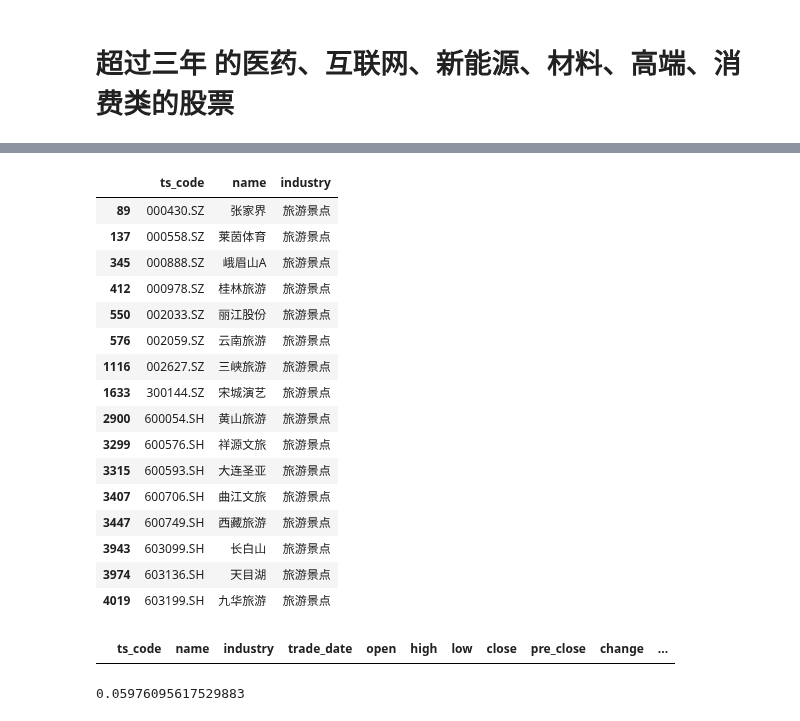
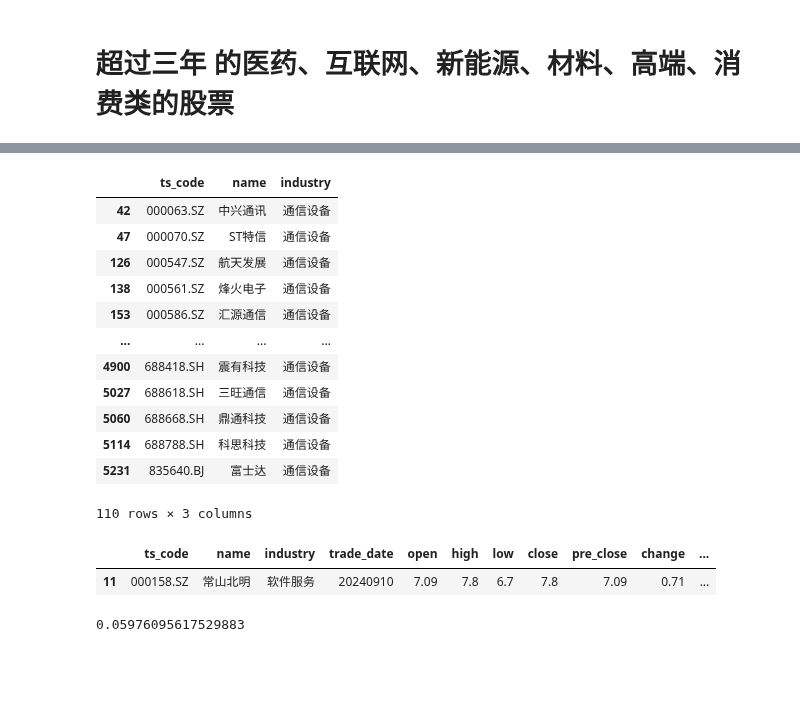
Before and after one commit to whgloveucq/jupyterfiles, a Jupyter notebook: OApractice/stock_study2023.ipynb, the cells around one changed output, grey strips where cells are left out. Cells and saved outputs as stored; diff of their text form; code cells hidden in the pictures; blank space fills up the shorter version.

```diff
--- a/OApractice/stock_study2023.ipynb
+++ b/OApractice/stock_study2023.ipynb
@@ -207,30 +190,27 @@ df_selected_tmp2
 # %%
 # df_selected_tmp2.query("industry in ('医疗保健','汽车配件','新型电力') ")
 # df_selected_tmp2.query("industry in ('新型电力') ")
 # df_selected_tmp2.query("industry in ('旅游景点') ")
-df_stocks_age_gt3_base.query("industry in ('旅游景点') ")
+df_stocks_age_gt3_base.query("industry in ('通信设备') ")
 # %% [output]
 |  | ts_code | name | industry |
-| 89 | 000430.SZ | 张家界 | 旅游景点 |
-| 137 | 000558.SZ | 莱茵体育 | 旅游景点 |
-| 345 | 000888.SZ | 峨眉山A | 旅游景点 |
-| 412 | 000978.SZ | 桂林旅游 | 旅游景点 |
-| 550 | 002033.SZ | 丽江股份 | 旅游景点 |
-| 576 | 002059.SZ | 云南旅游 | 旅游景点 |
-| 1116 | 002627.SZ | 三峡旅游 | 旅游景点 |
-| 1633 | 300144.SZ | 宋城演艺 | 旅游景点 |
-| 2900 | 600054.SH | 黄山旅游 | 旅游景点 |
-| 3299 | 600576.SH | 祥源文旅 | 旅游景点 |
-| 3315 | 600593.SH | 大连圣亚 | 旅游景点 |
-| 3407 | 600706.SH | 曲江文旅 | 旅游景点 |
-| 3447 | 600749.SH | 西藏旅游 | 旅游景点 |
-| 3943 | 603099.SH | 长白山 | 旅游景点 |
-| 3974 | 603136.SH | 天目湖 | 旅游景点 |
-| 4019 | 603199.SH | 九华旅游 | 旅游景点 |
+| 42 | 000063.SZ | 中兴通讯 | 通信设备 |
+| 47 | 000070.SZ | ST特信 | 通信设备 |
+| 126 | 000547.SZ | 航天发展 | 通信设备 |
+| 138 | 000561.SZ | 烽火电子 | 通信设备 |
+| 153 | 000586.SZ | 汇源通信 | 通信设备 |
+| ... | ... | ... | ... |
+| 4900 | 688418.SH | 震有科技 | 通信设备 |
+| 5027 | 688618.SH | 三旺通信 | 通信设备 |
+| 5060 | 688668.SH | 鼎通科技 | 通信设备 |
+| 5114 | 688788.SH | 科思科技 | 通信设备 |
+| 5231 | 835640.BJ | 富士达 | 通信设备 |
+110 rows × 3 columns
 # %%
-df_selected_tmp2.query("ts_code in ('000004') ")
+df_selected_tmp2.query("ts_code in ('000158.SZ') ")
 # %% [output]
 |  | ts_code | name | industry | trade_date | open | high | low | close | pre_close | change | ... |
+| 11 | 000158.SZ | 常山北明 | 软件服务 | 20240910 | 7.09 | 7.8 | 6.7 | 7.8 | 7.09 | 0.71 | ... |
 # %%
 (7.98-7.53)/7.53
 # %% [output]
```
Also changed, not shown: parts of 11 cells of this notebook, 2 other files.
